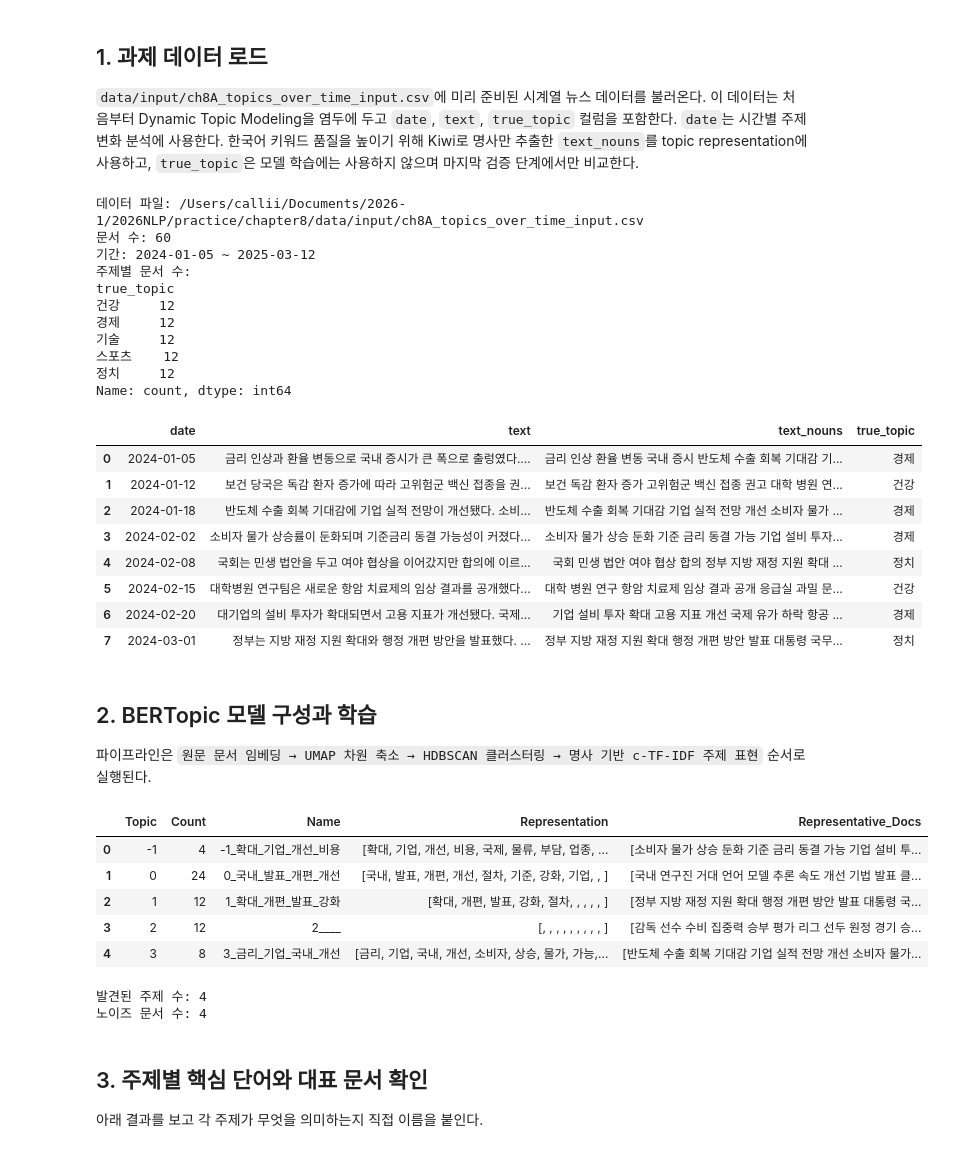
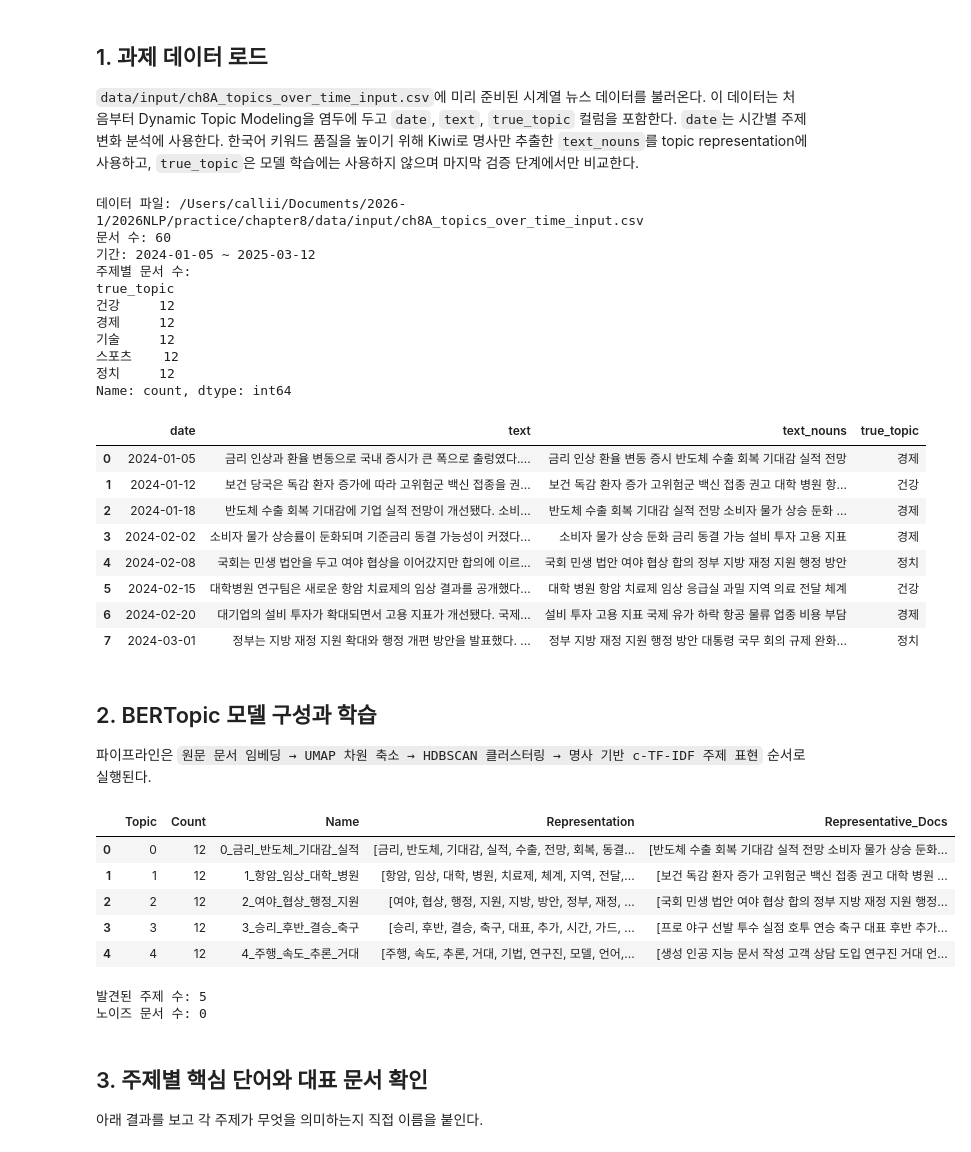
Before and after one commit to LeeSeogMin/2026NLP, a Jupyter notebook: practice/chapter8/8A-topic-modeling-assignment.ipynb, the cells around one changed output. Cells and saved outputs as stored; diff of their text form; code cells hidden in the pictures.

```diff
--- a/practice/chapter8/8A-topic-modeling-assignment.ipynb
+++ b/practice/chapter8/8A-topic-modeling-assignment.ipynb
@@ -102,10 +129,21 @@ except ImportError as exc:
 
 SEED = 42
 np.random.seed(SEED)
-BASE_DIR = Path.cwd()
-if BASE_DIR.name != "chapter8":
-    BASE_DIR = Path("/Users/callii/Documents/2026-1/2026NLP/practice/chapter8")
 
+try:
+    CHAPTER_DIR
+except NameError:
+    if "find_project_root" not in globals():
+        def find_project_root(start: Path) -> Path:
+            for candidate in [start, *start.parents]:
+                if (candidate / "setup_env.py").exists() and (candidate / "practice" / "chapter8").exists():
+                    return candidate
+            raise RuntimeError("노트북을 2026NLP 프로젝트 안에서 실행하세요.")
+
+    ROOT_DIR = find_project_root(Path.cwd().resolve())
+    CHAPTER_DIR = ROOT_DIR / "practice" / "chapter8"
+
+BASE_DIR = CHAPTER_DIR
 OUTPUT_DIR = BASE_DIR / "data" / "output"
 OUTPUT_DIR.mkdir(parents=True, exist_ok=True)
 
@@ -140,7 +178,11 @@ timestamps = df["date"].tolist()
 
 kiwi = Kiwi()
 noun_tags = {"NNG", "NNP", "SL"}
-stop_nouns = {"뉴스", "기자", "이번", "관련", "당국", "전문가"}
+stop_nouns = {
+    "뉴스", "기자", "이번", "관련", "당국", "전문가",
+    "국내", "발표", "개편", "개선", "확대", "강화", "절차", "기준",
+    "기업", "연구", "문제", "결과", "공개", "서비스", "업무",
+}
 
 def extract_nouns(text):
     nouns = []
@@ -175,14 +217,14 @@ true_topic
 정치     12
 Name: count, dtype: int64
 |  | date | text | text_nouns | true_topic |
-| 0 | 2024-01-05 | 금리 인상과 환율 변동으로 국내 증시가 큰 폭으로 출렁였다.... | 금리 인상 환율 변동 국내 증시 반도체 수출 회복 기대감 기... | 경제 |
-| 1 | 2024-01-12 | 보건 당국은 독감 환자 증가에 따라 고위험군 백신 접종을 권... | 보건 독감 환자 증가 고위험군 백신 접종 권고 대학 병원 연... | 건강 |
-| 2 | 2024-01-18 | 반도체 수출 회복 기대감에 기업 실적 전망이 개선됐다. 소비... | 반도체 수출 회복 기대감 기업 실적 전망 개선 소비자 물가 ... | 경제 |
-| 3 | 2024-02-02 | 소비자 물가 상승률이 둔화되며 기준금리 동결 가능성이 커졌다... | 소비자 물가 상승 둔화 기준 금리 동결 가능 기업 설비 투자... | 경제 |
-| 4 | 2024-02-08 | 국회는 민생 법안을 두고 여야 협상을 이어갔지만 합의에 이르... | 국회 민생 법안 여야 협상 합의 정부 지방 재정 지원 확대 ... | 정치 |
-| 5 | 2024-02-15 | 대학병원 연구팀은 새로운 항암 치료제의 임상 결과를 공개했다... | 대학 병원 연구 항암 치료제 임상 결과 공개 응급실 과밀 문... | 건강 |
-| 6 | 2024-02-20 | 대기업의 설비 투자가 확대되면서 고용 지표가 개선됐다. 국제... | 기업 설비 투자 확대 고용 지표 개선 국제 유가 하락 항공 ... | 경제 |
-| 7 | 2024-03-01 | 정부는 지방 재정 지원 확대와 행정 개편 방안을 발표했다. ... | 정부 지방 재정 지원 확대 행정 개편 방안 발표 대통령 국무... | 정치 |
+| 0 | 2024-01-05 | 금리 인상과 환율 변동으로 국내 증시가 큰 폭으로 출렁였다.... | 금리 인상 환율 변동 증시 반도체 수출 회복 기대감 실적 전망 | 경제 |
+| 1 | 2024-01-12 | 보건 당국은 독감 환자 증가에 따라 고위험군 백신 접종을 권... | 보건 독감 환자 증가 고위험군 백신 접종 권고 대학 병원 항... | 건강 |
+| 2 | 2024-01-18 | 반도체 수출 회복 기대감에 기업 실적 전망이 개선됐다. 소비... | 반도체 수출 회복 기대감 실적 전망 소비자 물가 상승 둔화 ... | 경제 |
+| 3 | 2024-02-02 | 소비자 물가 상승률이 둔화되며 기준금리 동결 가능성이 커졌다... | 소비자 물가 상승 둔화 금리 동결 가능 설비 투자 고용 지표 | 경제 |
+| 4 | 2024-02-08 | 국회는 민생 법안을 두고 여야 협상을 이어갔지만 합의에 이르... | 국회 민생 법안 여야 협상 합의 정부 지방 재정 지원 행정 방안 | 정치 |
+| 5 | 2024-02-15 | 대학병원 연구팀은 새로운 항암 치료제의 임상 결과를 공개했다... | 대학 병원 항암 치료제 임상 응급실 과밀 지역 의료 전달 체계 | 건강 |
+| 6 | 2024-02-20 | 대기업의 설비 투자가 확대되면서 고용 지표가 개선됐다. 국제... | 설비 투자 고용 지표 국제 유가 하락 항공 물류 업종 비용 부담 | 경제 |
+| 7 | 2024-03-01 | 정부는 지방 재정 지원 확대와 행정 개편 방안을 발표했다. ... | 정부 지방 재정 지원 행정 방안 대통령 국무 회의 규제 완화... | 정치 |
 # %% [markdown]
 ## 2. BERTopic 모델 구성과 학습
 
@@ -199,7 +241,9 @@ umap_model = UMAP(
 )
 
 hdbscan_model = HDBSCAN(
-    min_cluster_size=5,
+    # 실습 데이터는 주제별 12개 문서로 작으므로 4로 낮춰
+    # 건강/기술처럼 가까운 주제가 축소 과정에서 합쳐지는 것을 줄인다.
+    min_cluster_size=4,
     min_samples=1,
     metric="euclidean",
     cluster_selection_method="eom",
@@ -208,41 +252,42 @@ hdbscan_model = HDBSCAN(
 
 vectorizer_model = CountVectorizer(
     token_pattern=r"(?u)[가-힣A-Za-z0-9]{2,}",
-    min_df=2,
+    min_df=1,
     ngram_range=(1, 1),
+    stop_words=list(stop_nouns),
 )
 
 topic_model = BERTopic(
     embedding_model=embedding_model,
     umap_model=umap_model,
     hdbscan_model=hdbscan_model,
     vectorizer_model=vectorizer_model,
     language="multilingual",
     calculate_probabilities=True,
     nr_topics=5,
     verbose=False,
 )
 
 embeddings = embedding_model.encode(docs_raw, show_progress_bar=True)
 topics, probabilities = topic_model.fit_transform(docs, embeddings=embeddings)
 df["topic"] = topics
 
 topic_info = topic_model.get_topic_info()
 display(topic_info)
 
 n_topics = len([t for t in set(topics) if t != -1])
 n_noise = sum(1 for t in topics if t == -1)
 print(f"발견된 주제 수: {n_topics}")
 print(f"노이즈 문서 수: {n_noise}")
 # %% [output]
 |  | Topic | Count | Name | Representation | Representative_Docs |
-| 0 | -1 | 4 | -1_확대_기업_개선_비용 | [확대, 기업, 개선, 비용, 국제, 물류, 부담, 업종, ... | [소비자 물가 상승 둔화 기준 금리 동결 가능 기업 설비 투... |
-| 1 | 0 | 24 | 0_국내_발표_개편_개선 | [국내, 발표, 개편, 개선, 절차, 기준, 강화, 기업, , ] | [국내 연구진 거대 언어 모델 추론 속도 개선 기법 발표 클... |
-| 2 | 1 | 12 | 1_확대_개편_발표_강화 | [확대, 개편, 발표, 강화, 절차, , , , , ] | [정부 지방 재정 지원 확대 행정 개편 방안 발표 대통령 국... |
-| 3 | 2 | 12 | 2____ | [, , , , , , , , , ] | [감독 선수 수비 집중력 승부 평가 리그 선두 원정 경기 승... |
-| 4 | 3 | 8 | 3_금리_기업_국내_개선 | [금리, 기업, 국내, 개선, 소비자, 상승, 물가, 가능,... | [반도체 수출 회복 기대감 기업 실적 전망 개선 소비자 물가... |
+| 0 | 0 | 12 | 0_금리_반도체_기대감_실적 | [금리, 반도체, 기대감, 실적, 수출, 전망, 회복, 동결... | [반도체 수출 회복 기대감 실적 전망 소비자 물가 상승 둔화... |
+| 1 | 1 | 12 | 1_항암_임상_대학_병원 | [항암, 임상, 대학, 병원, 치료제, 체계, 지역, 전달,... | [보건 독감 환자 증가 고위험군 백신 접종 권고 대학 병원 ... |
+| 2 | 2 | 12 | 2_여야_협상_행정_지원 | [여야, 협상, 행정, 지원, 지방, 방안, 정부, 재정, ... | [국회 민생 법안 여야 협상 합의 정부 지방 재정 지원 행정... |
+| 3 | 3 | 12 | 3_승리_후반_결승_축구 | [승리, 후반, 결승, 축구, 대표, 추가, 시간, 가드, ... | [프로 야구 선발 투수 실점 호투 연승 축구 대표 후반 추가... |
+| 4 | 4 | 12 | 4_주행_속도_추론_거대 | [주행, 속도, 추론, 거대, 기법, 연구진, 모델, 언어,... | [생성 인공 지능 문서 작성 고객 상담 도입 연구진 거대 언... |
-발견된 주제 수: 4
-노이즈 문서 수: 4
+발견된 주제 수: 5
+노이즈 문서 수: 0
 # %% [markdown]
 ## 3. 주제별 핵심 단어와 대표 문서 확인
 
```
Also changed, not shown: parts of 17 cells of this notebook, 18 other files.
